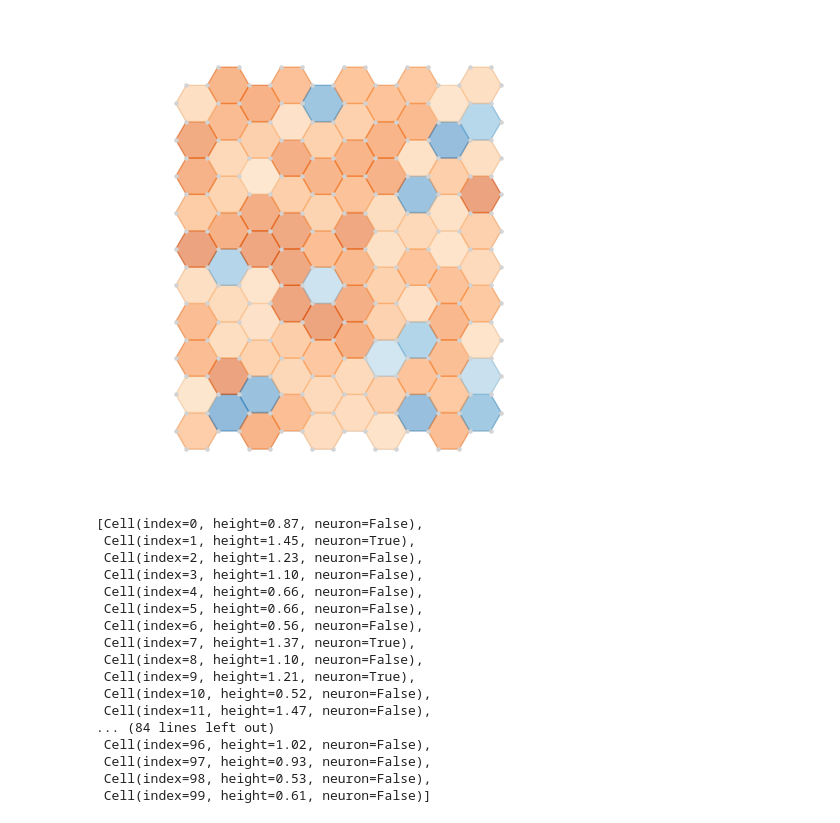
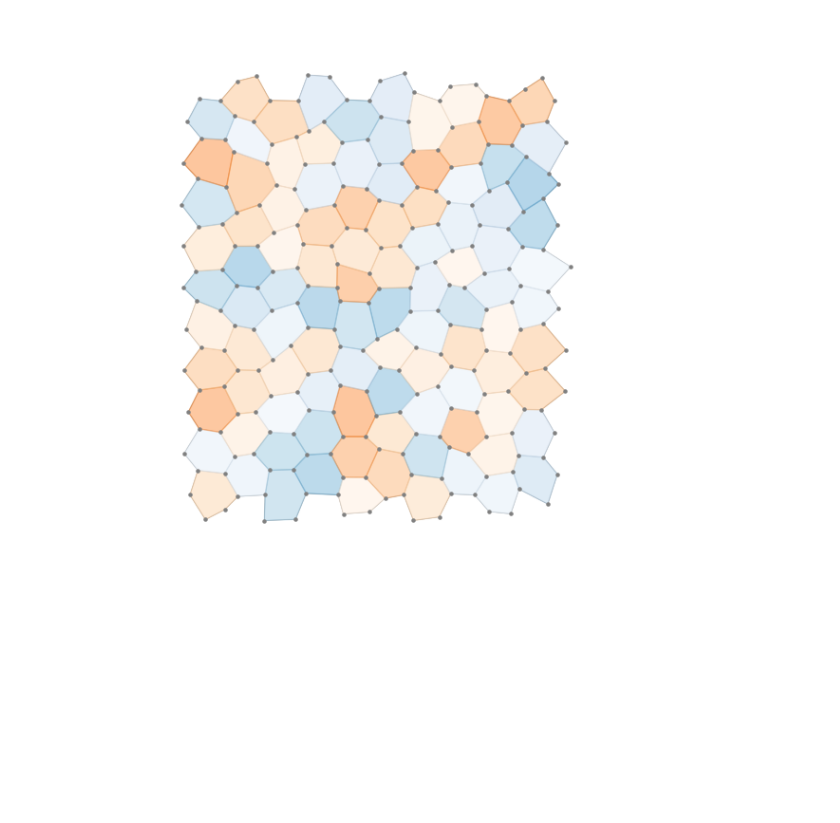
Before and after one commit to tomernadiv/vertex_model, a Jupyter notebook: notebook.ipynb, the cells around one changed output. Cells and saved outputs as stored; diff of their text form; code cells hidden in the pictures; blank space fills up the shorter version.

```diff
--- a/notebook.ipynb
+++ b/notebook.ipynb
@@ -4,30 +4,24 @@ from cell import *
 from tissue import *
 # %%
 T = Tissue(cell_radius=cell_radius, num_cols=10, num_rows=10)
-
-for cell in T.cells:
-    cell.height = np.random.uniform(1, 0.1)
-# %%
-T.plot_tissue()
-# %% [output]
-[figure, removed]
-# %%
-T.cells
-# %% [output]
-[Cell(index=0, height=0.87, neuron=False),
- Cell(index=1, height=1.45, neuron=True),
- Cell(index=2, height=1.23, neuron=False),
- Cell(index=3, height=1.10, neuron=False),
- Cell(index=4, height=0.66, neuron=False),
- Cell(index=5, height=0.66, neuron=False),
- Cell(index=6, height=0.56, neuron=False),
- Cell(index=7, height=1.37, neuron=True),
- Cell(index=8, height=1.10, neuron=False),
- Cell(index=9, height=1.21, neuron=True),
- Cell(index=10, height=0.52, neuron=False),
- Cell(index=11, height=1.47, neuron=False),
-... (84 lines left out)
- Cell(index=96, height=1.02, neuron=False),
- Cell(index=97, height=0.93, neuron=False),
- Cell(index=98, height=0.53, neuron=False),
- Cell(index=99, height=0.61, neuron=False)]
+# %%
+# add some pertubations to check plotting
+original_pos = nx.get_node_attributes(T.graph, 'pos').copy()
+
+for cell in T.cells:
+    cell.height = np.random.uniform(0.1, 1.0)
+    pts = np.array([original_pos[n] for n in cell.nodes])
+    center = pts.mean(axis=0)
+    for i, n in enumerate(cell.nodes):
+        x, y = original_pos[n]
+        vx, vy = x - center[0], y - center[1]
+        length = np.hypot(vx, vy) or 1.0
+        ux, uy = vx/length, vy/length
+        shift_x = np.random.normal(0, 0.2)
+        shift_y = np.random.normal(0, 0.2)
+        new_pos = (x + ux*shift_x, y + uy*shift_y)
+        T.graph.nodes[n]['pos'] = new_pos
+
+T.plot_tissue()
+# %% [output]
+[figure, added]
```
Also changed, not shown: 2 other files.
